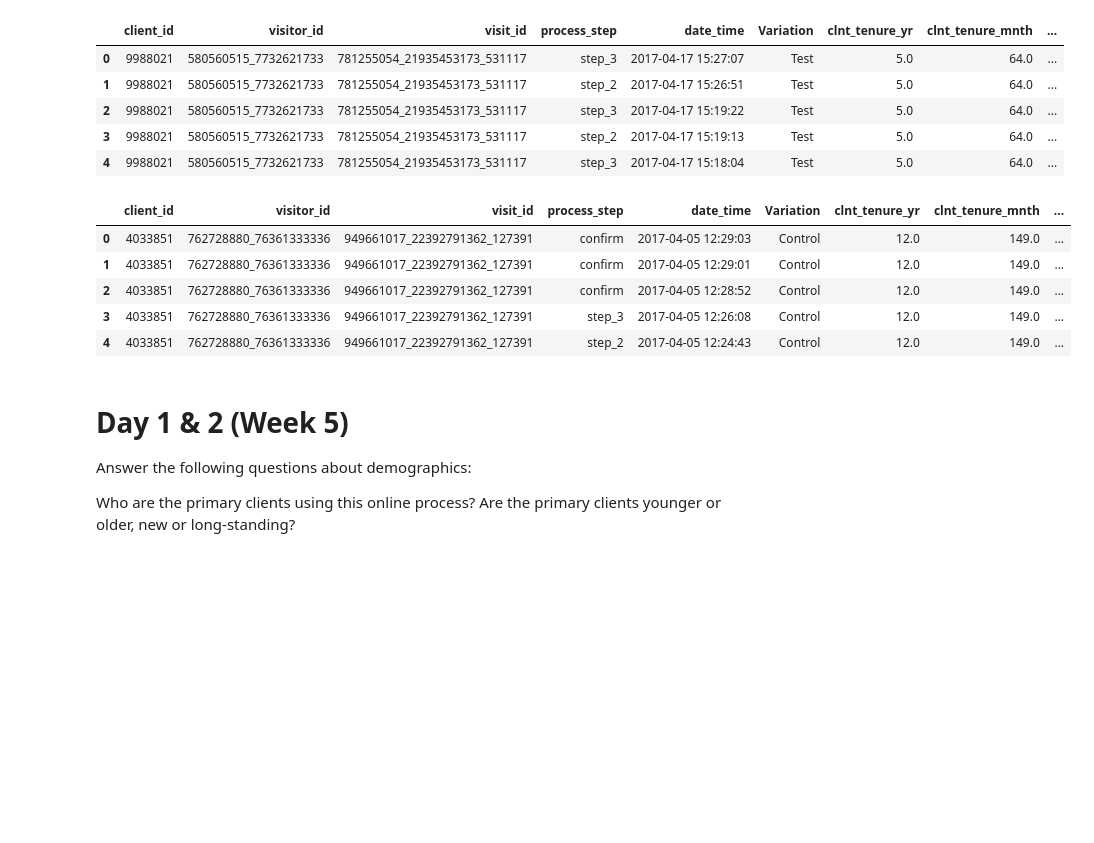
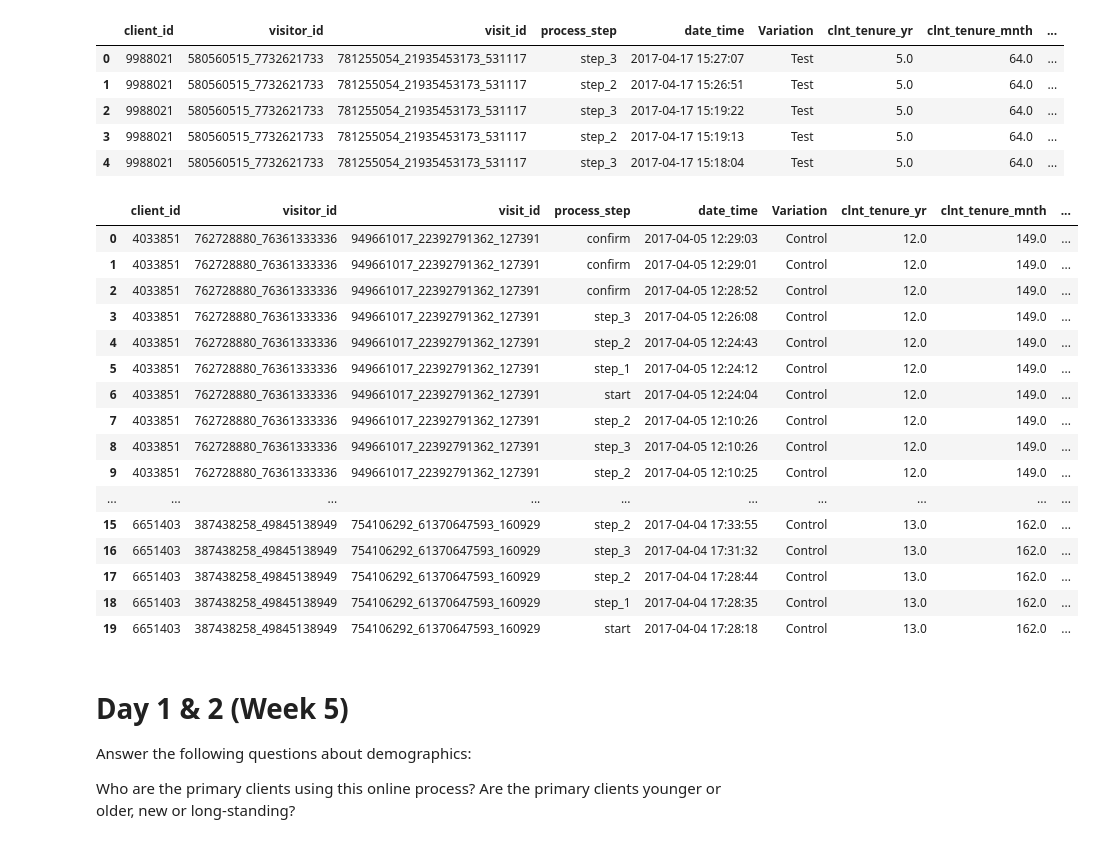
Before and after one commit to DaniCoco31/project_2, a Jupyter notebook: notebooks/exploratory_nb_Daniela.ipynb, the cells around one changed output. Saved outputs shown, nothing was run; the diff lists cells and outputs as text; code cells hidden in the pictures; blank space fills up the shorter version.

Commit message:
added the time in every step

```diff
--- a/notebooks/exploratory_nb_Daniela.ipynb
+++ b/notebooks/exploratory_nb_Daniela.ipynb
@@ -53,20 +176,32 @@ df_test.head(5)
 | 3 | 9988021 | 580560515_7732621733 | 781255054_21935453173_531117 | step_2 | 2017-04-17 15:19:13 | Test | 5.0 | 64.0 | ... |
 | 4 | 9988021 | 580560515_7732621733 | 781255054_21935453173_531117 | step_3 | 2017-04-17 15:18:04 | Test | 5.0 | 64.0 | ... |
 # %%
+df_experiment_clients_Control = df_experiment_clients[df_experiment_clients['Variation'] == 'Control']
 final_df_Control = pd.merge(df_experiment_clients_Control, df_clients_profile, on='client_id', how='inner')
 final_df_Control = pd.merge(df_web_data, final_df_Control, on='client_id', how='inner')
 df_control = final_df_Control
 df_control.to_csv('df_control.csv', index=False)
 #change the data type to datetime
 df_control['date_time'] = pd.to_datetime(df_control['date_time'])
-df_control.head(5)
+df_control.head(20)
 # %% [output]
 |  | client_id | visitor_id | visit_id | process_step | date_time | Variation | clnt_tenure_yr | clnt_tenure_mnth | ... |
 | 0 | 4033851 | 762728880_76361333336 | 949661017_22392791362_127391 | confirm | 2017-04-05 12:29:03 | Control | 12.0 | 149.0 | ... |
 | 1 | 4033851 | 762728880_76361333336 | 949661017_22392791362_127391 | confirm | 2017-04-05 12:29:01 | Control | 12.0 | 149.0 | ... |
 | 2 | 4033851 | 762728880_76361333336 | 949661017_22392791362_127391 | confirm | 2017-04-05 12:28:52 | Control | 12.0 | 149.0 | ... |
 | 3 | 4033851 | 762728880_76361333336 | 949661017_22392791362_127391 | step_3 | 2017-04-05 12:26:08 | Control | 12.0 | 149.0 | ... |
 | 4 | 4033851 | 762728880_76361333336 | 949661017_22392791362_127391 | step_2 | 2017-04-05 12:24:43 | Control | 12.0 | 149.0 | ... |
+| 5 | 4033851 | 762728880_76361333336 | 949661017_22392791362_127391 | step_1 | 2017-04-05 12:24:12 | Control | 12.0 | 149.0 | ... |
+| 6 | 4033851 | 762728880_76361333336 | 949661017_22392791362_127391 | start | 2017-04-05 12:24:04 | Control | 12.0 | 149.0 | ... |
+| 7 | 4033851 | 762728880_76361333336 | 949661017_22392791362_127391 | step_2 | 2017-04-05 12:10:26 | Control | 12.0 | 149.0 | ... |
+| 8 | 4033851 | 762728880_76361333336 | 949661017_22392791362_127391 | step_3 | 2017-04-05 12:10:26 | Control | 12.0 | 149.0 | ... |
+| 9 | 4033851 | 762728880_76361333336 | 949661017_22392791362_127391 | step_2 | 2017-04-05 12:10:25 | Control | 12.0 | 149.0 | ... |
+| ... | ... | ... | ... | ... | ... | ... | ... | ... | ... |
+| 15 | 6651403 | 387438258_49845138949 | 754106292_61370647593_160929 | step_2 | 2017-04-04 17:33:55 | Control | 13.0 | 162.0 | ... |
+| 16 | 6651403 | 387438258_49845138949 | 754106292_61370647593_160929 | step_3 | 2017-04-04 17:31:32 | Control | 13.0 | 162.0 | ... |
+| 17 | 6651403 | 387438258_49845138949 | 754106292_61370647593_160929 | step_2 | 2017-04-04 17:28:44 | Control | 13.0 | 162.0 | ... |
+| 18 | 6651403 | 387438258_49845138949 | 754106292_61370647593_160929 | step_1 | 2017-04-04 17:28:35 | Control | 13.0 | 162.0 | ... |
+| 19 | 6651403 | 387438258_49845138949 | 754106292_61370647593_160929 | start | 2017-04-04 17:28:18 | Control | 13.0 | 162.0 | ... |
 # %% [markdown]
 # Day 1 & 2 (Week 5)
 
```
Also changed, not shown: parts of 21 cells of this notebook.
